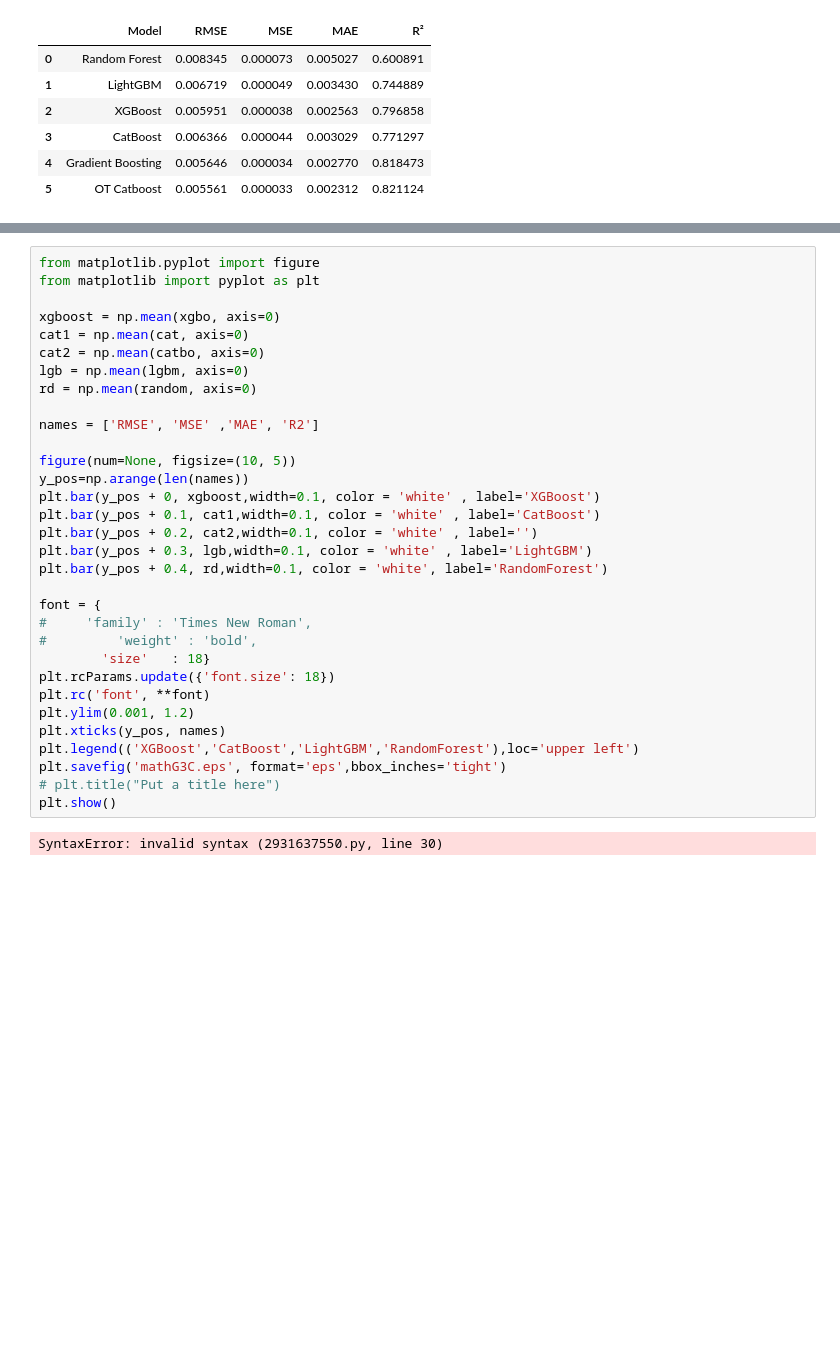
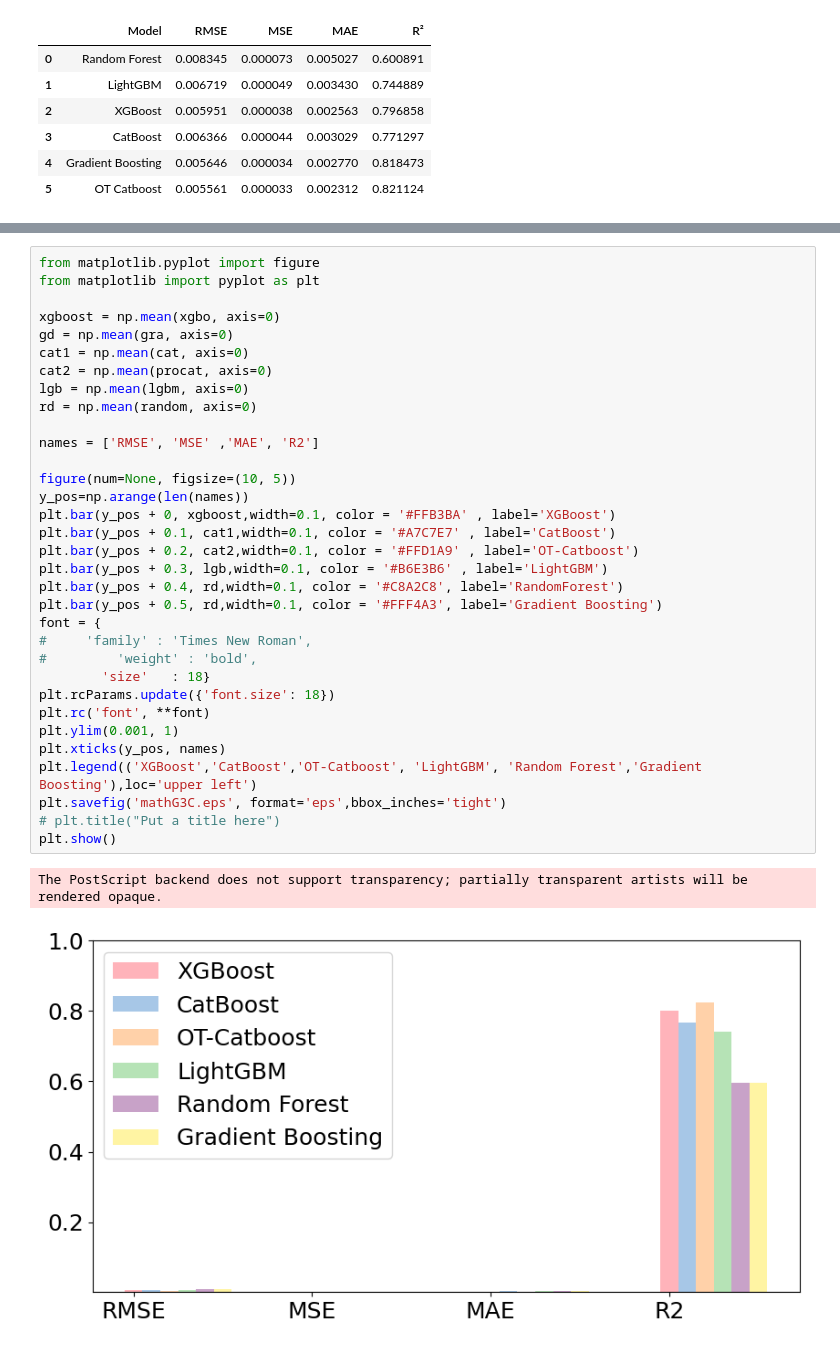
Before and after one commit to TrantuVN/MA, a Jupyter notebook: diagram.ipynb, the cells around one changed output, grey strips where cells are left out. Drawn from its saved outputs; the diff is of its cells as text; blank space fills up the shorter version.

```diff
--- a/diagram.ipynb
+++ b/diagram.ipynb
@@ -168,36 +167,38 @@ procat= np.array([[5.56544562e-03, 3.27274952e-05, 2.30997385e-03, 8.19712366e-0
 # %%
 from matplotlib.pyplot import figure
 from matplotlib import pyplot as plt
 
 xgboost = np.mean(xgbo, axis=0)
+gd = np.mean(gra, axis=0)
 cat1 = np.mean(cat, axis=0)
-cat2 = np.mean(catbo, axis=0)
+cat2 = np.mean(procat, axis=0)
 lgb = np.mean(lgbm, axis=0)
 rd = np.mean(random, axis=0)
 
 names = ['RMSE', 'MSE' ,'MAE', 'R2']
 
 figure(num=None, figsize=(10, 5))
 y_pos=np.arange(len(names))
-plt.bar(y_pos + 0, xgboost,width=0.1, color = 'white' , label='XGBoost')
-plt.bar(y_pos + 0.1, cat1,width=0.1, color = 'white' , label='CatBoost')
-plt.bar(y_pos + 0.2, cat2,width=0.1, color = 'white' , label='')
-plt.bar(y_pos + 0.3, lgb,width=0.1, color = 'white' , label='LightGBM')
-plt.bar(y_pos + 0.4, rd,width=0.1, color = 'white', label='RandomForest')
-
+plt.bar(y_pos + 0, xgboost,width=0.1, color = '#FFB3BA' , label='XGBoost')
+plt.bar(y_pos + 0.1, cat1,width=0.1, color = '#A7C7E7' , label='CatBoost')
+plt.bar(y_pos + 0.2, cat2,width=0.1, color = '#FFD1A9' , label='OT-Catboost')
+plt.bar(y_pos + 0.3, lgb,width=0.1, color = '#B6E3B6' , label='LightGBM')
+plt.bar(y_pos + 0.4, rd,width=0.1, color = '#C8A2C8', label='RandomForest')
+plt.bar(y_pos + 0.5, rd,width=0.1, color = '#FFF4A3', label='Gradient Boosting')
 font = {
 #     'family' : 'Times New Roman',
 #         'weight' : 'bold',
         'size'   : 18}
 plt.rcParams.update({'font.size': 18})
 plt.rc('font', **font)
-plt.ylim(0.001, 1.2)
+plt.ylim(0.001, 1)
 plt.xticks(y_pos, names)
-plt.legend(('XGBoost','CatBoost','LightGBM','RandomForest'),loc='upper left')
+plt.legend(('XGBoost','CatBoost','OT-Catboost', 'LightGBM', 'Random Forest','Gradient Boosting'),loc='upper left')
 plt.savefig('mathG3C.eps', format='eps',bbox_inches='tight')
 # plt.title("Put a title here")
 plt.show()
 # %% [output]
-SyntaxError: invalid syntax (2931637550.py, line 30)
+The PostScript backend does not support transparency; partially transparent artists will be rendered opaque.
+[figure, added]
 # %%
 #rmse
```
Also changed, not shown: parts of 5 cells of this notebook, 1 other file.
